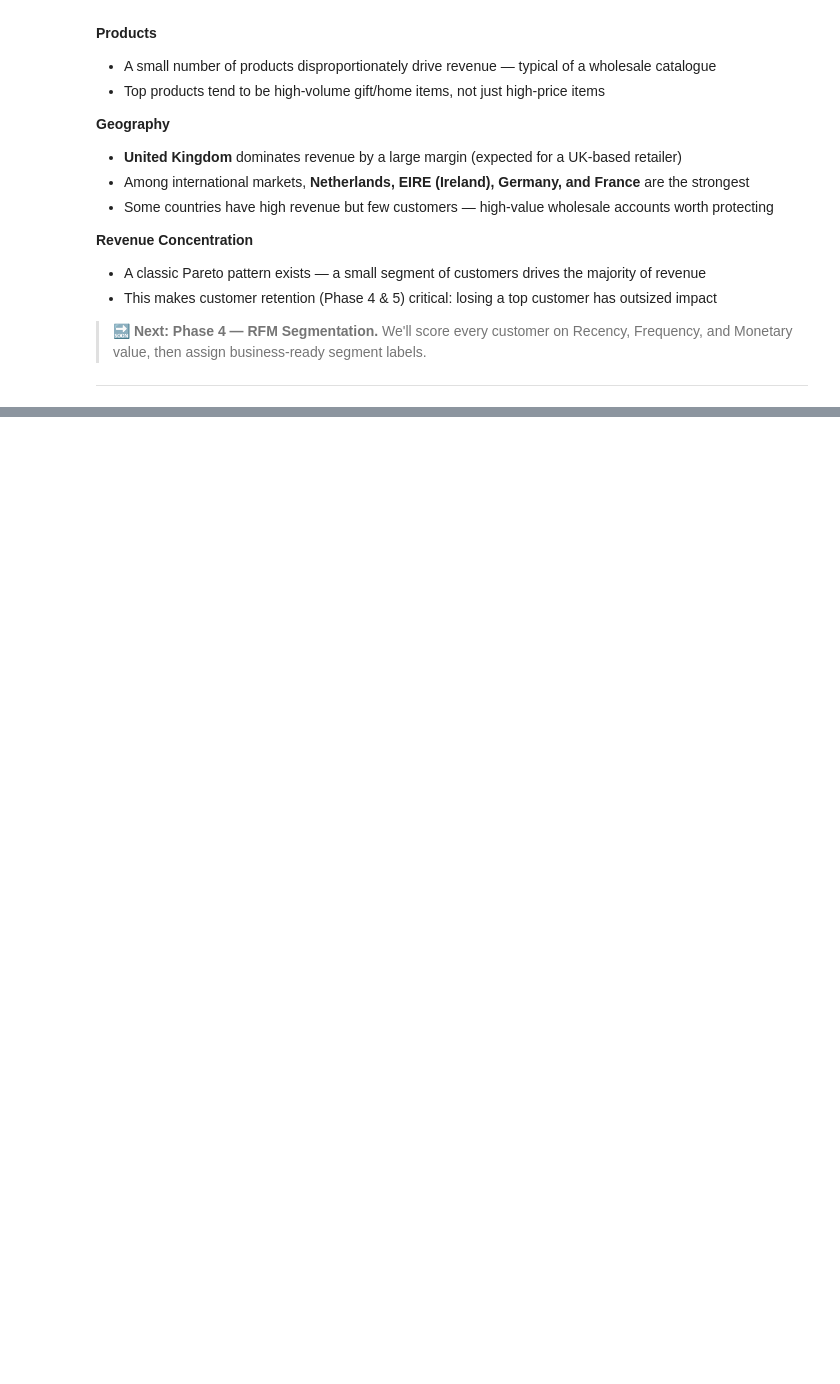
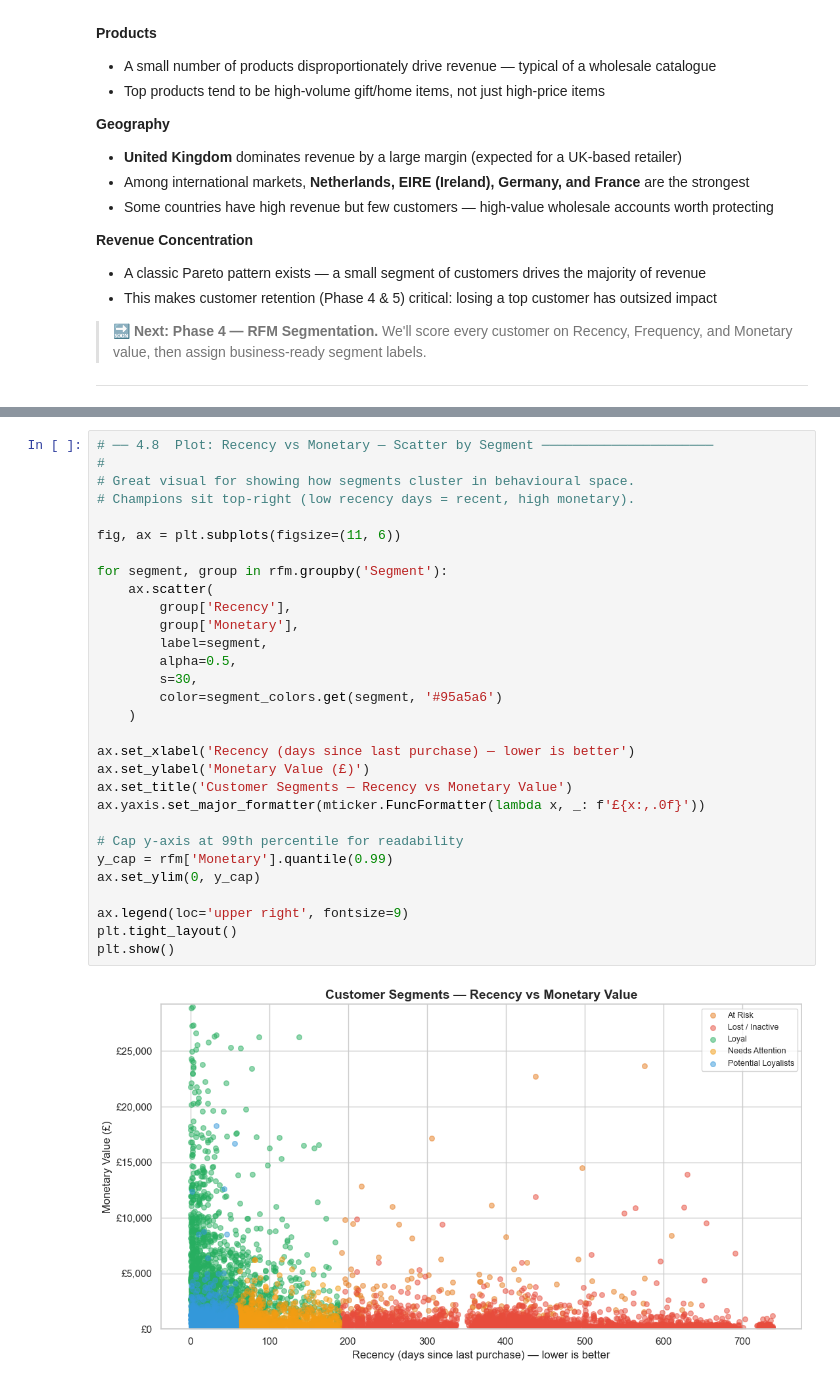
Before and after one commit to asimjamal/Customer-Intelligence-Report, a Jupyter notebook: customer_analytics_eda.ipynb, the cells around one changed output, grey strips where cells are left out. Drawn from its saved outputs; the diff is of its cells as text; blank space fills up the shorter version.

```diff
--- a/customer_analytics_eda.ipynb
+++ b/customer_analytics_eda.ipynb
@@ -755,0 +1028,32 @@ Top 23.0% of customers generate 80% of total revenue
+# %%
+# ── 4.8  Plot: Recency vs Monetary — Scatter by Segment ──────────────────────
+#
+# Great visual for showing how segments cluster in behavioural space.
+# Champions sit top-right (low recency days = recent, high monetary).
+
+fig, ax = plt.subplots(figsize=(11, 6))
+
+for segment, group in rfm.groupby('Segment'):
+    ax.scatter(
+        group['Recency'],
+        group['Monetary'],
+        label=segment,
+        alpha=0.5,
+        s=30,
+        color=segment_colors.get(segment, '#95a5a6')
+    )
+
+ax.set_xlabel('Recency (days since last purchase) — lower is better')
+ax.set_ylabel('Monetary Value (£)')
+ax.set_title('Customer Segments — Recency vs Monetary Value')
+ax.yaxis.set_major_formatter(mticker.FuncFormatter(lambda x, _: f'£{x:,.0f}'))
+
+# Cap y-axis at 99th percentile for readability
+y_cap = rfm['Monetary'].quantile(0.99)
+ax.set_ylim(0, y_cap)
+
+ax.legend(loc='upper right', fontsize=9)
+plt.tight_layout()
+plt.show()
+# %% [output]
+[figure, added]
```
Also changed, not shown: parts of 11 cells of this notebook.
